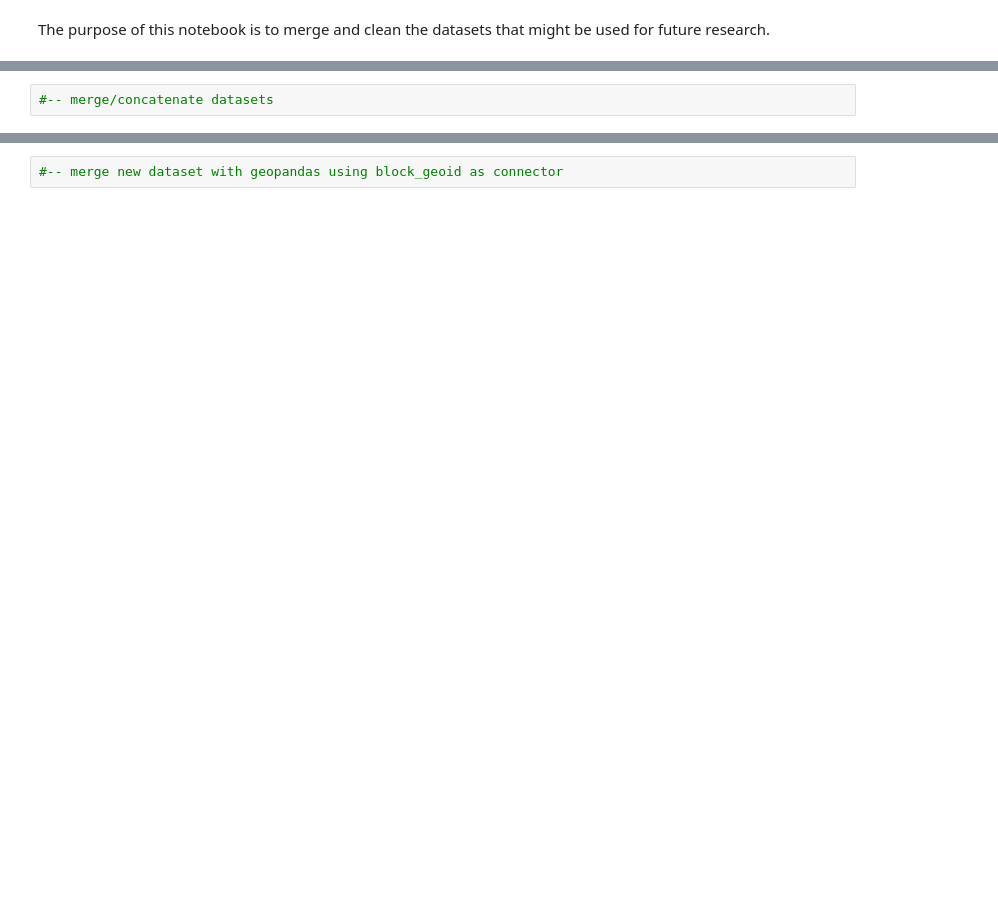
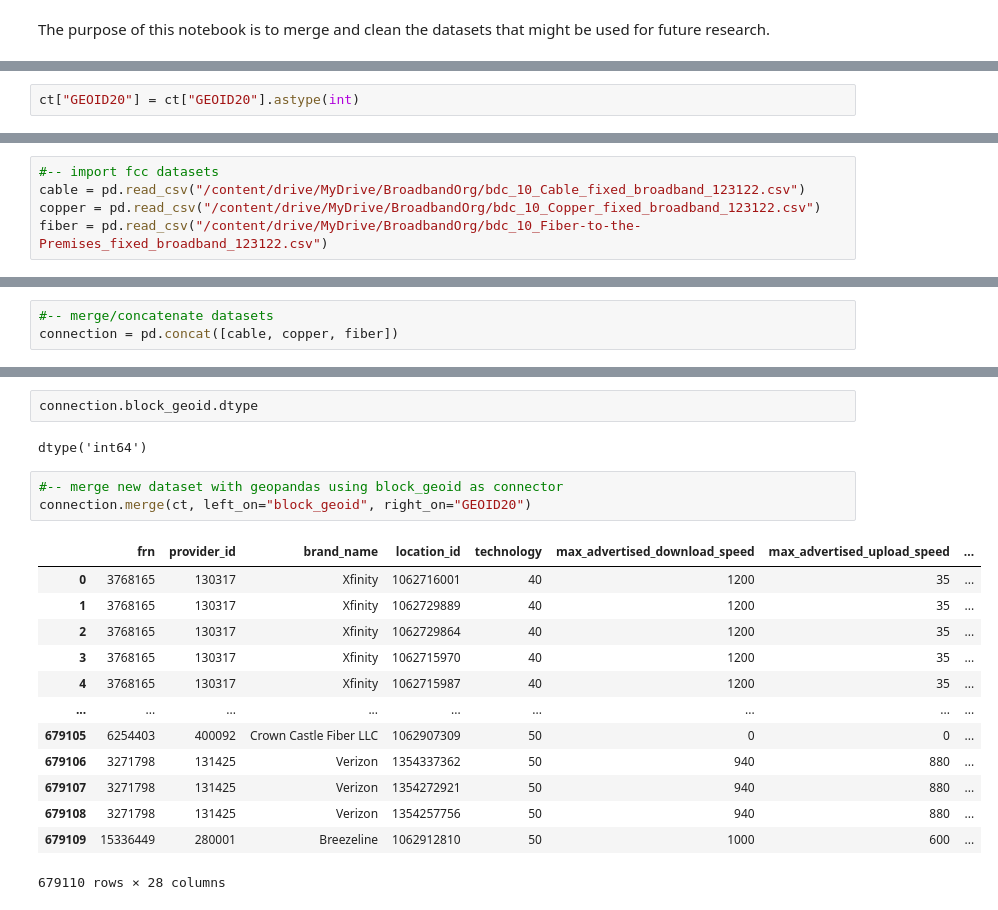
Before and after one commit to ReidelVichot/DE_CAI_broadband, a Jupyter notebook: MergingDataset.ipynb, the cells around one changed output, grey strips where cells are left out. Drawn from its saved outputs; the diff is of its cells as text; blank space fills up the shorter version.

```diff
--- a/MergingDataset.ipynb
+++ b/MergingDataset.ipynb
@@ -18,0 +57,2 @@ The purpose of this notebook is to merge and clean the datasets that might be us
+# %%
+ct["GEOID20"] = ct["GEOID20"].astype(int)
@@ -18,0 +63,5 @@ The purpose of this notebook is to merge and clean the datasets that might be us
+# %%
+#-- import fcc datasets
+cable = pd.read_csv("/content/drive/MyDrive/BroadbandOrg/bdc_10_Cable_fixed_broadband_123122.csv")
+copper = pd.read_csv("/content/drive/MyDrive/BroadbandOrg/bdc_10_Copper_fixed_broadband_123122.csv")
+fiber = pd.read_csv("/content/drive/MyDrive/BroadbandOrg/bdc_10_Fiber-to-the-Premises_fixed_broadband_123122.csv")
@@ -19,4 +77,5 @@ The purpose of this notebook is to merge and clean the datasets that might be us
 # %%
 #-- merge/concatenate datasets
+connection = pd.concat([cable, copper, fiber])
 # %%
 #-- test dataset
@@ -23,2 +111,21 @@ The purpose of this notebook is to merge and clean the datasets that might be us
+# %%
+connection.block_geoid.dtype
+# %% [output]
+dtype('int64')
 # %%
 #-- merge new dataset with geopandas using block_geoid as connector
+connection.merge(ct, left_on="block_geoid", right_on="GEOID20")
+# %% [output]
+|  | frn | provider_id | brand_name | location_id | technology | max_advertised_download_speed | max_advertised_upload_speed | ... |
+| 0 | 3768165 | 130317 | Xfinity | 1062716001 | 40 | 1200 | 35 | ... |
+| 1 | 3768165 | 130317 | Xfinity | 1062729889 | 40 | 1200 | 35 | ... |
+| 2 | 3768165 | 130317 | Xfinity | 1062729864 | 40 | 1200 | 35 | ... |
+| 3 | 3768165 | 130317 | Xfinity | 1062715970 | 40 | 1200 | 35 | ... |
+| 4 | 3768165 | 130317 | Xfinity | 1062715987 | 40 | 1200 | 35 | ... |
+| ... | ... | ... | ... | ... | ... | ... | ... | ... |
+| 679105 | 6254403 | 400092 | Crown Castle Fiber LLC | 1062907309 | 50 | 0 | 0 | ... |
+| 679106 | 3271798 | 131425 | Verizon | 1354337362 | 50 | 940 | 880 | ... |
+| 679107 | 3271798 | 131425 | Verizon | 1354272921 | 50 | 940 | 880 | ... |
+| 679108 | 3271798 | 131425 | Verizon | 1354257756 | 50 | 940 | 880 | ... |
+| 679109 | 15336449 | 280001 | Breezeline | 1062912810 | 50 | 1000 | 600 | ... |
+679110 rows × 28 columns
```
Also changed, not shown: parts of 18 cells of this notebook.
